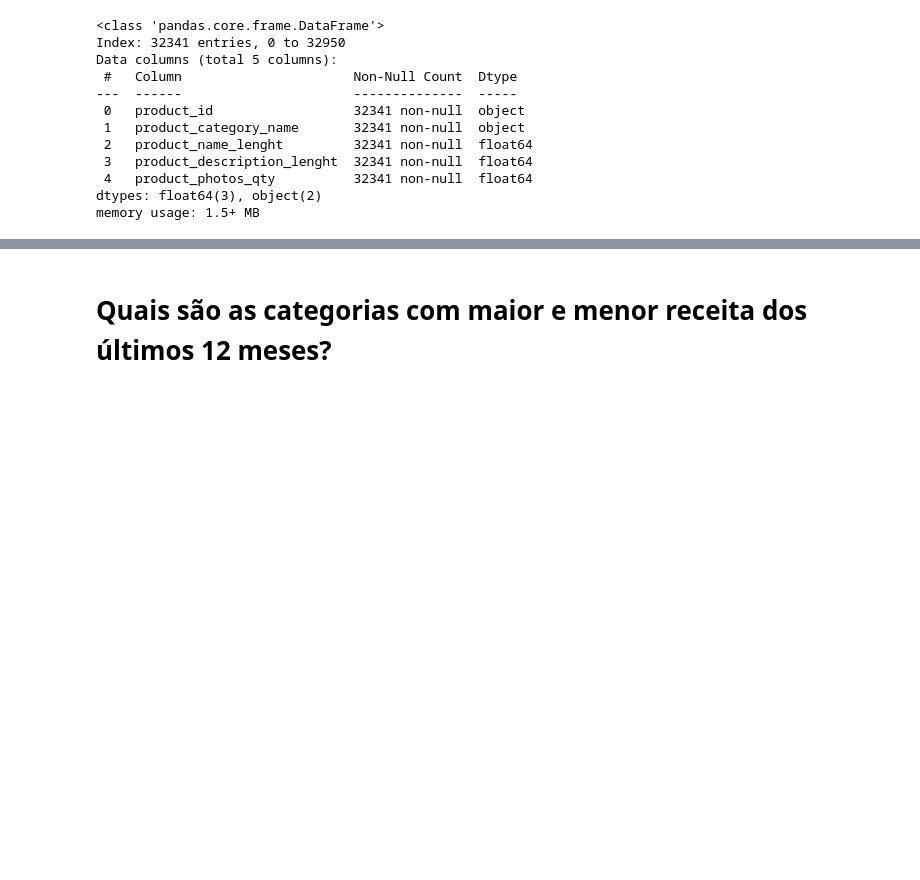
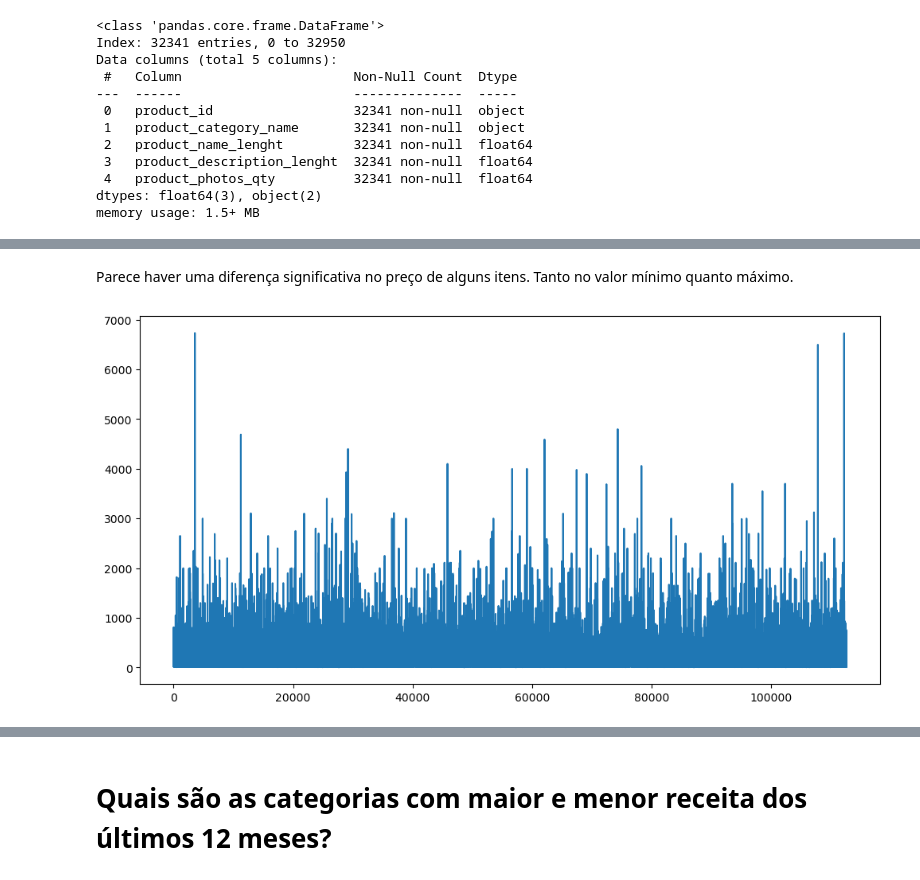
Before and after one commit to BaRobles/Compass_Data_Science, a Jupyter notebook: 1.Sprint.Compass.ipynb, the cells around one changed output, grey strips where cells are left out. Drawn from its saved outputs; the diff is of its cells as text; code cells hidden in the pictures; blank space fills up the shorter version.

```diff
--- a/1.Sprint.Compass.ipynb
+++ b/1.Sprint.Compass.ipynb
@@ -323,0 +343,8 @@ memory usage: 1.5+ MB
+# %% [markdown]
+Parece haver uma diferença significativa no preço de alguns itens. Tanto no valor mínimo quanto máximo.
+# %%
+plt.figure(figsize = (12,6))
+olist_order_items.price.plot()
+plt.show()
+# %% [output]
+[figure, added]
```
Also changed, not shown: parts of 25 cells of this notebook.
